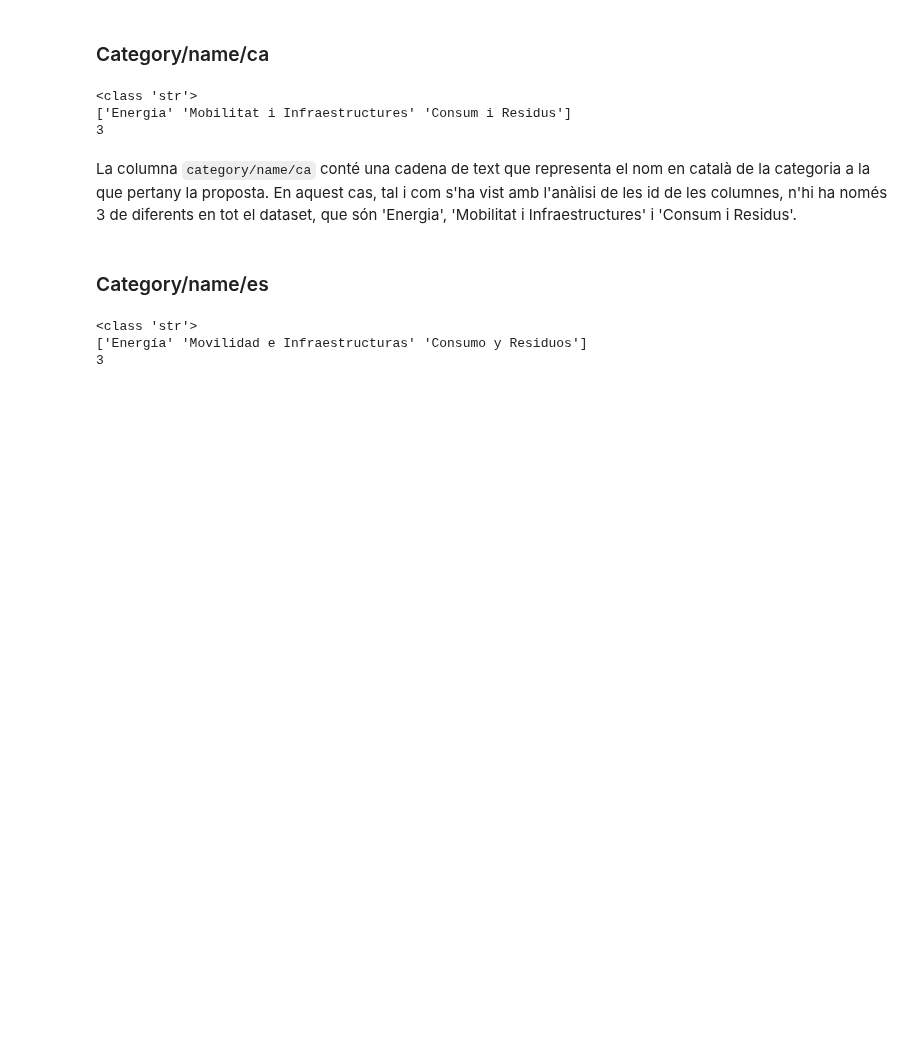
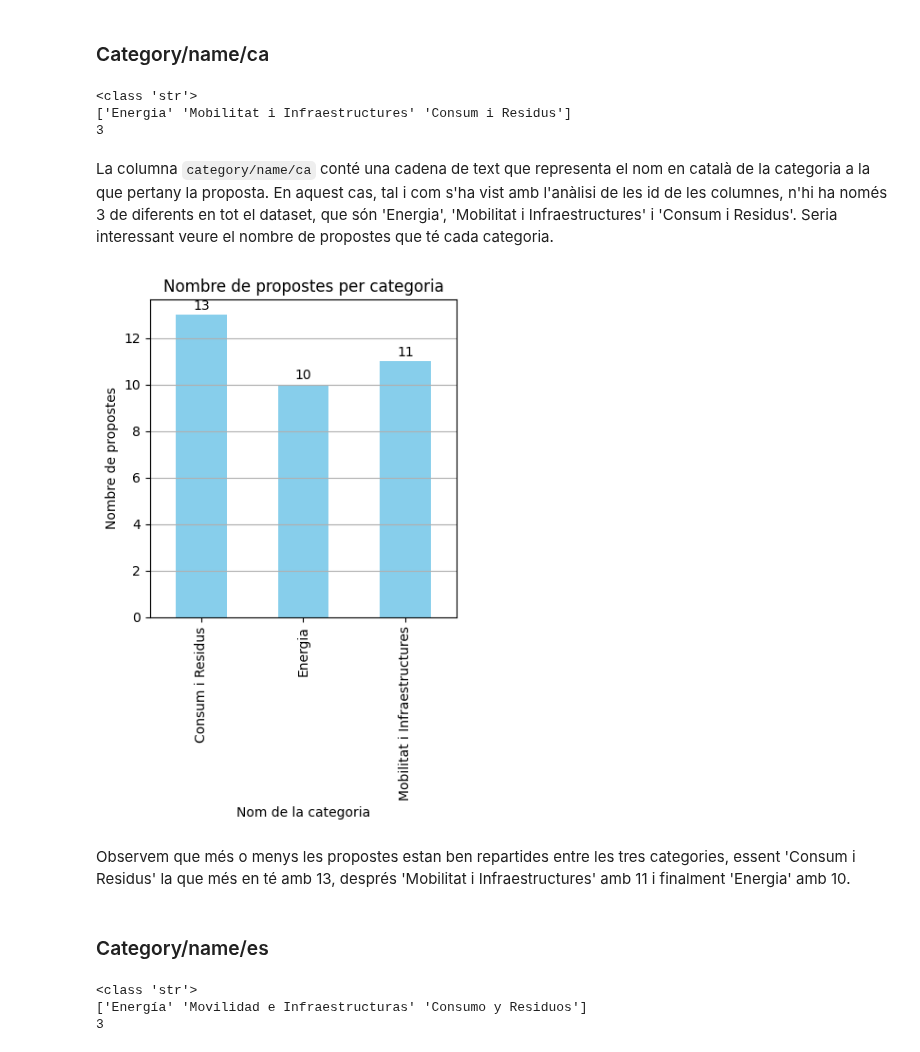
Before and after one commit to NoOPeEKS/dades-assemblea-clima, a Jupyter notebook: notebooks/exploracio_dades_barcelona.ipynb, the cells around one changed output. Cells and saved outputs as stored; diff of their text form; code cells hidden in the pictures; blank space fills up the shorter version.

```diff
--- a/notebooks/exploracio_dades_barcelona.ipynb
+++ b/notebooks/exploracio_dades_barcelona.ipynb
@@ -125,7 +125,26 @@ print(df_proposals['category/name/ca'].nunique())
 ['Energia' 'Mobilitat i Infraestructures' 'Consum i Residus']
 3
 # %% [markdown]
-La columna `category/name/ca` conté una cadena de text que representa el nom en català de la categoria a la que pertany la proposta. En aquest cas, tal i com s'ha vist amb l'anàlisi de les id de les columnes, n'hi ha només 3 de diferents en tot el dataset, que són 'Energia', 'Mobilitat i Infraestructures' i 'Consum i Residus'.
+La columna `category/name/ca` conté una cadena de text que representa el nom en català de la categoria a la que pertany la proposta. En aquest cas, tal i com s'ha vist amb l'anàlisi de les id de les columnes, n'hi ha només 3 de diferents en tot el dataset, que són 'Energia', 'Mobilitat i Infraestructures' i 'Consum i Residus'. Seria interessant veure el nombre de propostes que té cada categoria.
+# %%
+valors = df_proposals['category/name/ca'].value_counts().sort_index()
+
+plt.figure(figsize=(4, 6))
+valors.plot(kind='bar', color='skyblue')
+plt.xlabel("Nom de la categoria")
+plt.ylabel("Nombre de propostes")
+plt.title("Nombre de propostes per categoria")
+
+for i, v in enumerate(valors):
+    plt.text(i, v + 0.1, str(v), ha='center', va='bottom')
+
+plt.grid(axis='y')
+plt.tight_layout()
+plt.show()
+# %% [output]
+[figure, added]
+# %% [markdown]
+Observem que més o menys les propostes estan ben repartides entre les tres categories, essent 'Consum i Residus' la que més en té amb 13, després 'Mobilitat i Infraestructures' amb 11 i finalment 'Energia' amb 10.
 # %% [markdown]
 ### Category/name/es
 # %%
```
Also changed, not shown: parts of 50 cells of this notebook.
